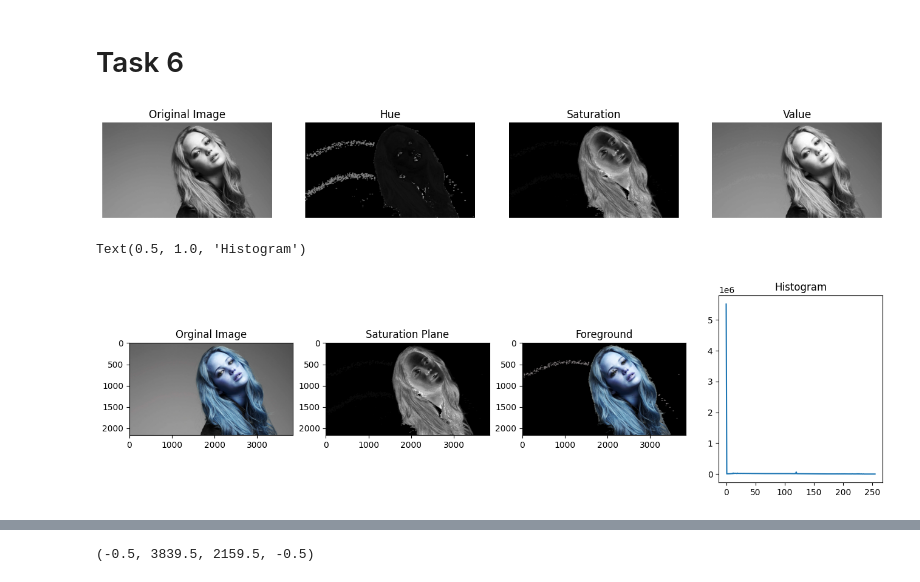
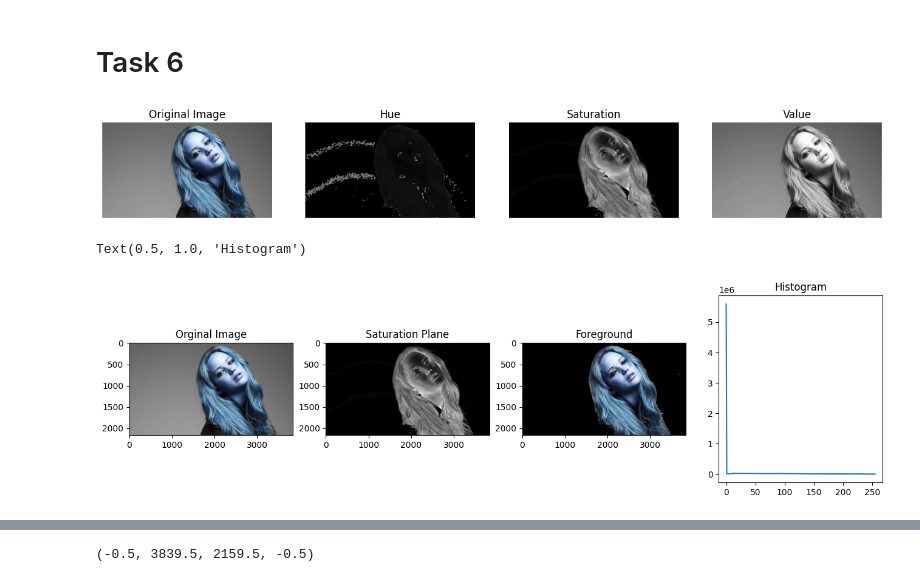
Before and after one commit to AnushkaSamaranayake/-Intensity-Transformations-and-Neighbourhood-Filtering, a Jupyter notebook: test.ipynb, the cells around one changed output, grey strips where cells are left out. Saved outputs shown, nothing was run; the diff lists cells and outputs as text; code cells hidden in the pictures.

```diff
--- a/test.ipynb
+++ b/test.ipynb
@@ -371,40 +371,40 @@ import matplotlib.pyplot as plt
 import cv2 as cv
 
 img = cv.imread('a1images/jeniffer.jpg')
 assert img is not None
 
 img_gray = cv.cvtColor(img, cv.COLOR_BGR2GRAY)
 
 #Convert the image to RBG since the img opens in BGR format
 img_rgb = cv.cvtColor(img, cv.COLOR_BGR2RGB)
 
 #Convert the image to HSV
 img_hsv = cv.cvtColor(img, cv.COLOR_BGR2HSV)
 
 #Split the image into Hue, Saturation and Value
 img_hue, img_saturation, img_value = cv.split(img_hsv)
 
 #plot the images
 fig, ax = plt.subplots(1, 4, figsize=(16, 4))
-ax[0].imshow(img_gray, cmap='gray', vmin=0, vmax=255)
+ax[0].imshow(img, cmap='gray', vmin=0, vmax=255)
 ax[0].set_title('Original Image')
 ax[1].imshow(img_hue, cmap='gray', vmin=0, vmax=255)
 ax[1].set_title('Hue')
 ax[2].imshow(img_saturation, cmap='gray', vmin=0, vmax=255)
 ax[2].set_title('Saturation')
 ax[3].imshow(img_value, cmap='gray', vmin=0, vmax=255)
 ax[3].set_title('Value')
 for a in ax:
     a.axis('off')
 
 plt.show()
 # %% [output]
-[figure, old version]
+[figure, new version]
 # %%
 #Choose the saturation plane for applying the threshold mask
 rows,cols,channels = img.shape
 #roi = img[0:rows, 0:cols]
-ret, mask = cv.threshold(img_saturation, 10, 255, cv.THRESH_BINARY)
+ret, mask = cv.threshold(img_saturation, 11, 255, cv.THRESH_BINARY)
 mask_inv = cv.bitwise_not(mask)
 img_fg = cv.bitwise_and(img, img, mask=mask)
 img_bg = cv.bitwise_and(img,img,mask=mask_inv)
@@ -422,7 +422,7 @@ ax[3].plot(hist)
 ax[3].set_title('Histogram')
 # %% [output]
 Text(0.5, 1.0, 'Histogram')
-[figure, old version]
+[figure, new version]
 # %%
 #g = cv.equalizeHist(img_fg)
 # hist = cv.calcHist([img_fg], [0], None, [256], [0, 256])
```
Also changed, not shown: parts of 2 cells of this notebook.
